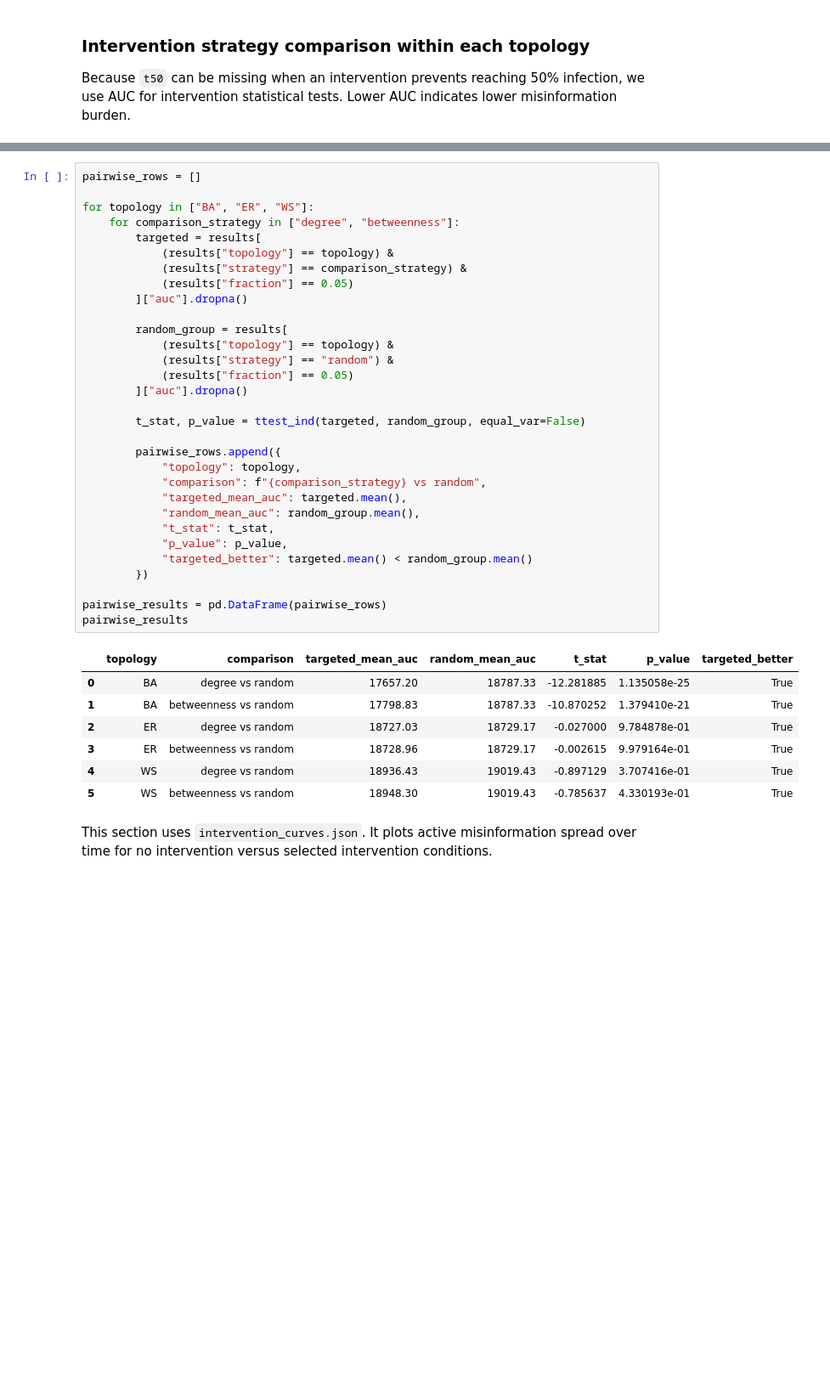
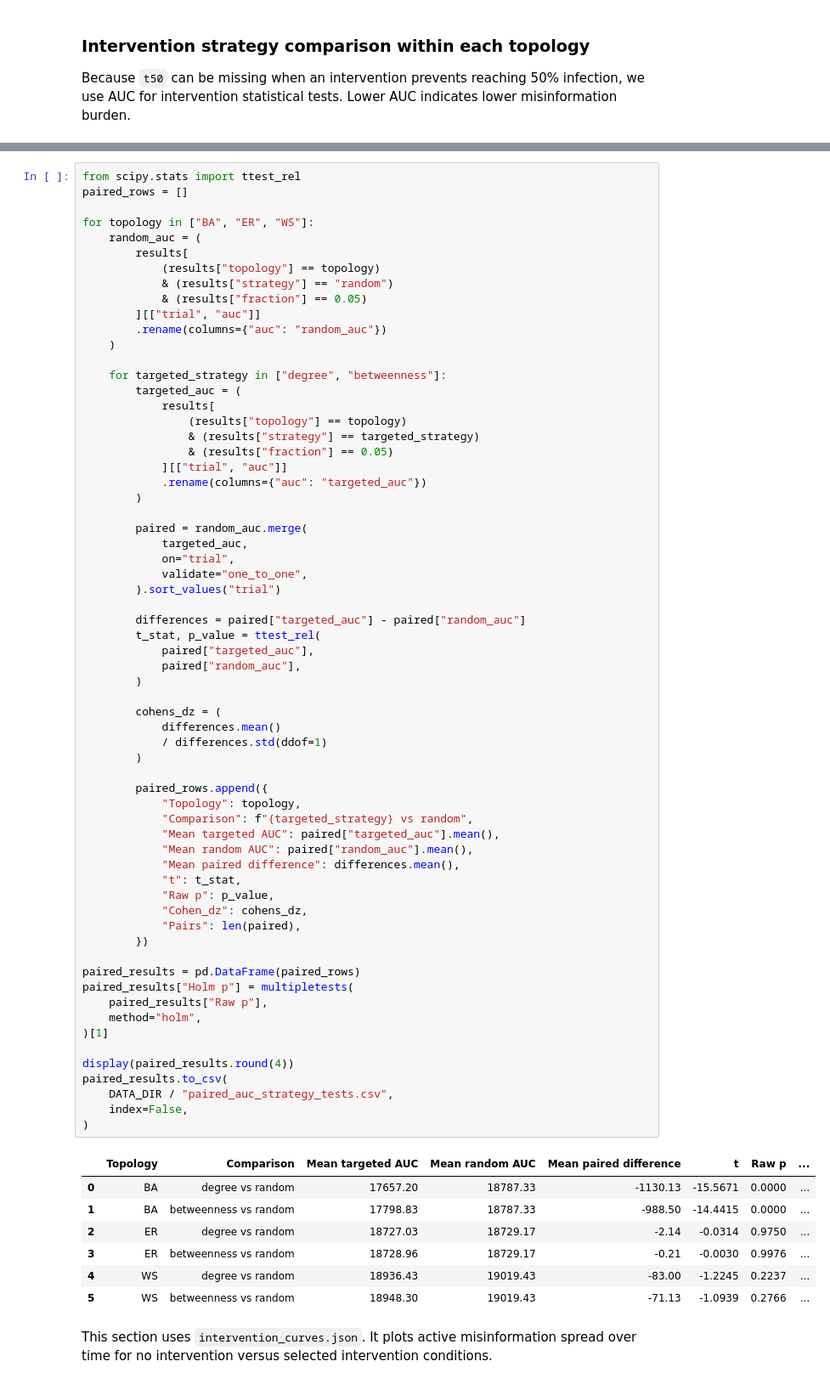
Before and after one commit to ishn29/misinformation-topology-research, a Jupyter notebook: notebooks/intervention_analysis.ipynb, the cells around one changed output, grey strips where cells are left out. Shown at 85% size. Saved outputs shown, nothing was run; the diff lists cells and outputs as text; blank space fills up the shorter version.

```diff
--- a/notebooks/intervention_analysis.ipynb
+++ b/notebooks/intervention_analysis.ipynb
@@ -524,42 +551,75 @@ These tests compare each targeted intervention to random fact-checking at 5% cov
 # %%
-pairwise_rows = []
+from scipy.stats import ttest_rel
+paired_rows = []
 
 for topology in ["BA", "ER", "WS"]:
-    for comparison_strategy in ["degree", "betweenness"]:
-        targeted = results[
-            (results["topology"] == topology) &
-            (results["strategy"] == comparison_strategy) &
-            (results["fraction"] == 0.05)
-        ]["auc"].dropna()
+    random_auc = (
+        results[
+            (results["topology"] == topology)
+            & (results["strategy"] == "random")
+            & (results["fraction"] == 0.05)
+        ][["trial", "auc"]]
+        .rename(columns={"auc": "random_auc"})
+    )
 
-        random_group = results[
-            (results["topology"] == topology) &
-            (results["strategy"] == "random") &
-            (results["fraction"] == 0.05)
-        ]["auc"].dropna()
+    for targeted_strategy in ["degree", "betweenness"]:
+        targeted_auc = (
+            results[
+                (results["topology"] == topology)
+                & (results["strategy"] == targeted_strategy)
+                & (results["fraction"] == 0.05)
+            ][["trial", "auc"]]
+            .rename(columns={"auc": "targeted_auc"})
+        )
 
-        t_stat, p_value = ttest_ind(targeted, random_group, equal_var=False)
+        paired = random_auc.merge(
+            targeted_auc,
+            on="trial",
+            validate="one_to_one",
+        ).sort_values("trial")
 
-        pairwise_rows.append({
-            "topology": topology,
-            "comparison": f"{comparison_strategy} vs random",
-            "targeted_mean_auc": targeted.mean(),
-            "random_mean_auc": random_group.mean(),
-            "t_stat": t_stat,
-            "p_value": p_value,
-            "targeted_better": targeted.mean() < random_group.mean()
+        differences = paired["targeted_auc"] - paired["random_auc"]
+        t_stat, p_value = ttest_rel(
+            paired["targeted_auc"],
+            paired["random_auc"],
+        )
+
+        cohens_dz = (
+            differences.mean()
+            / differences.std(ddof=1)
+        )
+
+        paired_rows.append({
+            "Topology": topology,
+            "Comparison": f"{targeted_strategy} vs random",
+            "Mean targeted AUC": paired["targeted_auc"].mean(),
+            "Mean random AUC": paired["random_auc"].mean(),
+            "Mean paired difference": differences.mean(),
+            "t": t_stat,
+            "Raw p": p_value,
+            "Cohen_dz": cohens_dz,
+            "Pairs": len(paired),
         })
 
-pairwise_results = pd.DataFrame(pairwise_rows)
-pairwise_results
+paired_results = pd.DataFrame(paired_rows)
+paired_results["Holm p"] = multipletests(
+    paired_results["Raw p"],
+    method="holm",
+)[1]
+
+display(paired_results.round(4))
+paired_results.to_csv(
+    DATA_DIR / "paired_auc_strategy_tests.csv",
+    index=False,
+)
 # %% [output]
-|  | topology | comparison | targeted_mean_auc | random_mean_auc | t_stat | p_value | targeted_better |
-| 0 | BA | degree vs random | 17657.20 | 18787.33 | -12.281885 | 1.135058e-25 | True |
-| 1 | BA | betweenness vs random | 17798.83 | 18787.33 | -10.870252 | 1.379410e-21 | True |
-| 2 | ER | degree vs random | 18727.03 | 18729.17 | -0.027000 | 9.784878e-01 | True |
-| 3 | ER | betweenness vs random | 18728.96 | 18729.17 | -0.002615 | 9.979164e-01 | True |
-| 4 | WS | degree vs random | 18936.43 | 19019.43 | -0.897129 | 3.707416e-01 | True |
-| 5 | WS | betweenness vs random | 18948.30 | 19019.43 | -0.785637 | 4.330193e-01 | True |
+|  | Topology | Comparison | Mean targeted AUC | Mean random AUC | Mean paired difference | t | Raw p | ... |
+| 0 | BA | degree vs random | 17657.20 | 18787.33 | -1130.13 | -15.5671 | 0.0000 | ... |
+| 1 | BA | betweenness vs random | 17798.83 | 18787.33 | -988.50 | -14.4415 | 0.0000 | ... |
+| 2 | ER | degree vs random | 18727.03 | 18729.17 | -2.14 | -0.0314 | 0.9750 | ... |
+| 3 | ER | betweenness vs random | 18728.96 | 18729.17 | -0.21 | -0.0030 | 0.9976 | ... |
+| 4 | WS | degree vs random | 18936.43 | 19019.43 | -83.00 | -1.2245 | 0.2237 | ... |
+| 5 | WS | betweenness vs random | 18948.30 | 19019.43 | -71.13 | -1.0939 | 0.2766 | ... |
 # %% [markdown]
 This section uses `intervention_curves.json`. It plots active misinformation spread over time for no intervention versus selected intervention conditions.
 # %%
```
Also changed, not shown: parts of 18 cells of this notebook, 7 other files.
